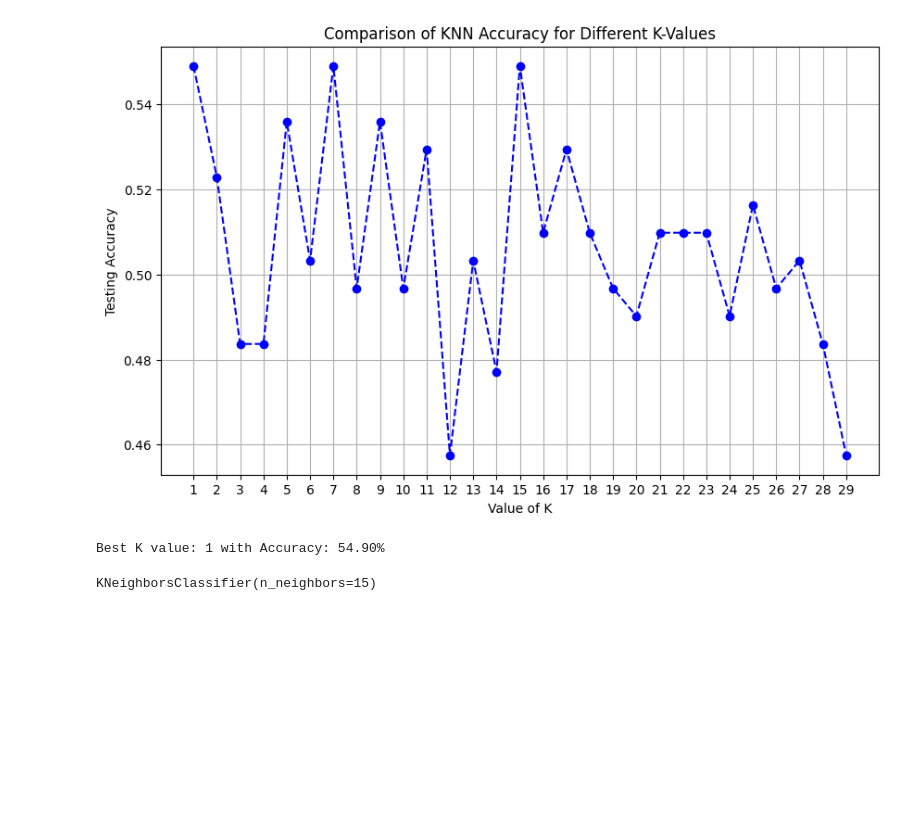
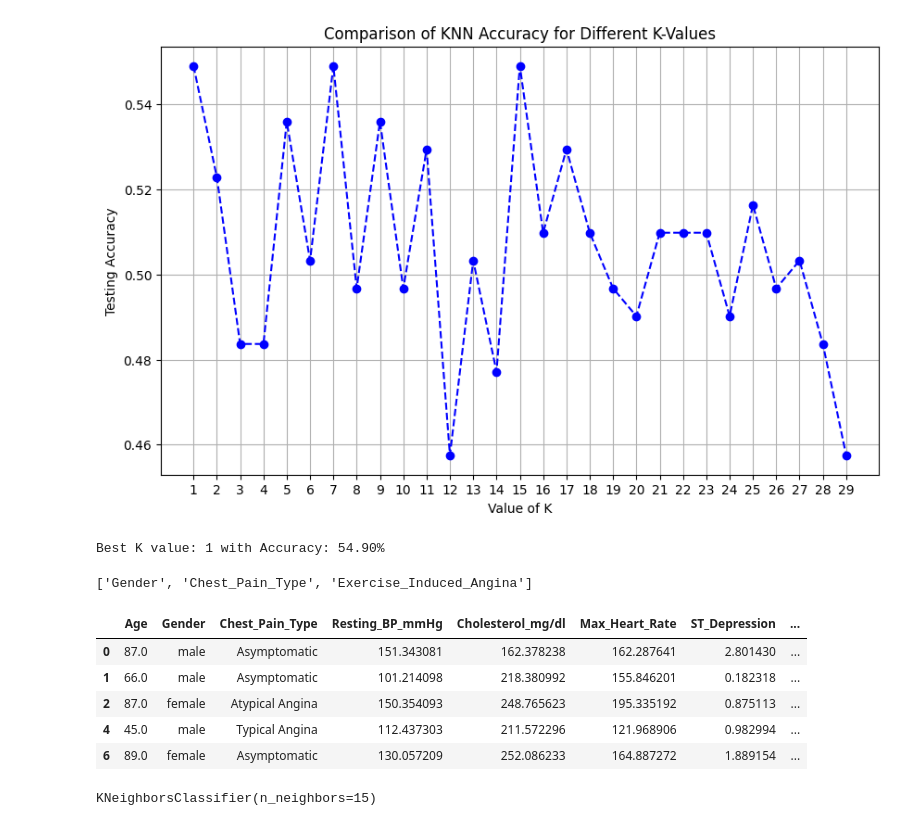
Before and after one commit to Mazen-Morsy/ML-Final, a Jupyter notebook: Heart_Disease_prediction.ipynb, the cells around one changed output. Cells and saved outputs as stored; diff of their text form; code cells hidden in the pictures; blank space fills up the shorter version.

```diff
--- a/Heart_Disease_prediction.ipynb
+++ b/Heart_Disease_prediction.ipynb
@@ -562,3 +562,17 @@ print(f'Best K value: {best_k} with Accuracy: {max(accuracies)*100:.2f}%')
 # %% [output]
 [figure]
 Best K value: 1 with Accuracy: 54.90%
+# %%
+cat_cols=list(df.select_dtypes(include='object').columns)
+cat_cols
+# %% [output]
+['Gender', 'Chest_Pain_Type', 'Exercise_Induced_Angina']
+# %%
+df.head()
+# %% [output]
+|  | Age | Gender | Chest_Pain_Type | Resting_BP_mmHg | Cholesterol_mg/dl | Max_Heart_Rate | ST_Depression | ... |
+| 0 | 87.0 | male | Asymptomatic | 151.343081 | 162.378238 | 162.287641 | 2.801430 | ... |
+| 1 | 66.0 | male | Asymptomatic | 101.214098 | 218.380992 | 155.846201 | 0.182318 | ... |
+| 2 | 87.0 | female | Atypical Angina | 150.354093 | 248.765623 | 195.335192 | 0.875113 | ... |
+| 4 | 45.0 | male | Typical Angina | 112.437303 | 211.572296 | 121.968906 | 0.982994 | ... |
+| 6 | 89.0 | female | Asymptomatic | 130.057209 | 252.086233 | 164.887272 | 1.889154 | ... |
```
Also changed, not shown: parts of 3 cells of this notebook.
